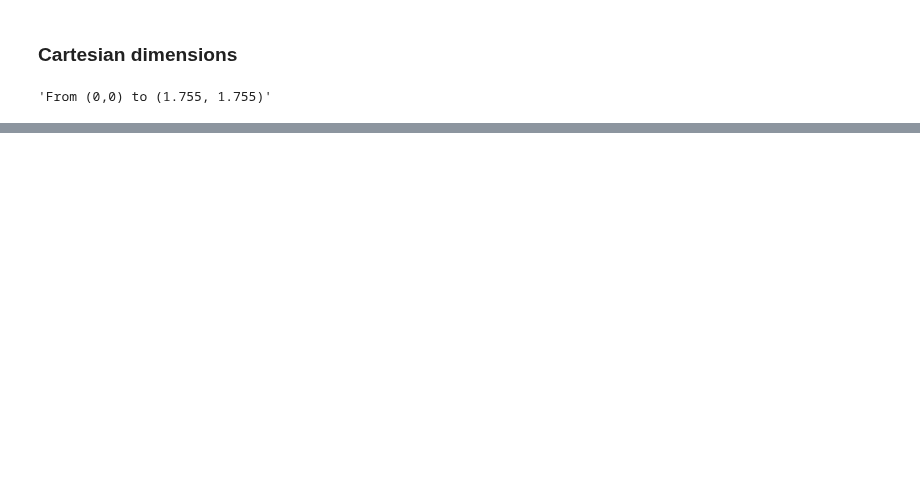
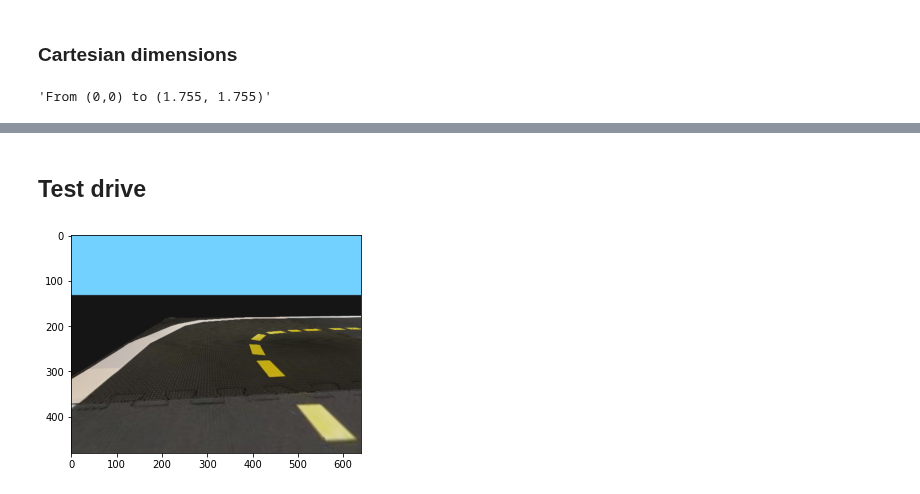
Before and after one commit to giuliovv/duckrace, a Jupyter notebook: configuration.ipynb, the cells around one changed output, grey strips where cells are left out. Saved outputs shown, nothing was run; the diff lists cells and outputs as text; code cells hidden in the pictures; blank space fills up the shorter version.

```diff
--- a/configuration.ipynb
+++ b/configuration.ipynb
@@ -89 +64,26 @@ array([[-0.99999443, -0.00333621,  0.99000503],
        [ 0.        ,  0.        ,  1.        ]])
+# %% [markdown]
+## Test drive
+# %%
+env.reset()
+for i in range(10):
+
+    lane_pose = env.get_lane_pos2(env.cur_pos, env.cur_angle)
+    distance_to_road_center = lane_pose.dist
+    angle_from_straight_in_rads = lane_pose.angle_rad
+
+    k_p = 10
+    k_d = 1
+    speed = 0.5
+    steering = k_p*distance_to_road_center + k_d*angle_from_straight_in_rads
+
+    obs, reward, done, info = env.step([speed, steering])
+    plt.imshow(obs)
+    ipythondisplay.clear_output(wait=True)
+    ipythondisplay.display(plt.gcf())
+
+    if done:
+        break
+ipythondisplay.clear_output(wait=True)
+# %% [output]
+[figure, added]
```
Also changed, not shown: parts of 8 cells of this notebook.
